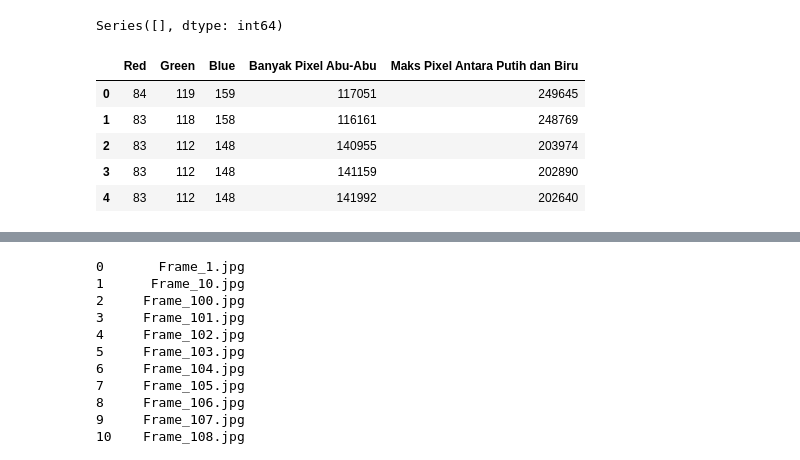
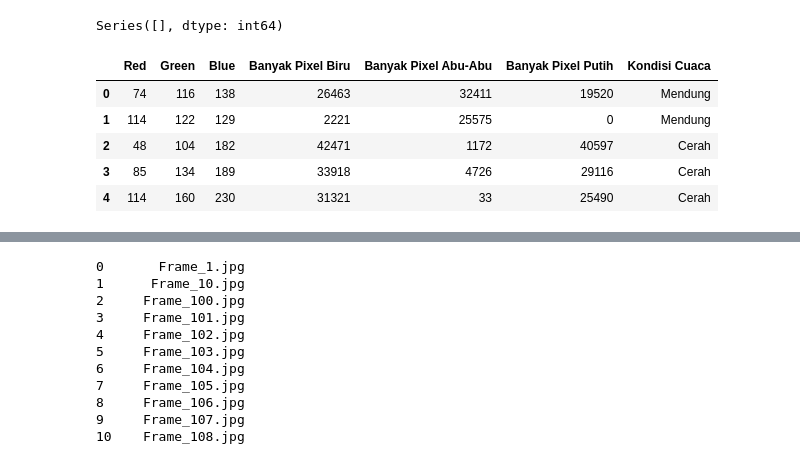
Before and after one commit to Yogatiara/Machine-Learning-Weather-Detection, a Jupyter notebook: Prepared.ipynb, the cells around one changed output, grey strips where cells are left out. Cells and saved outputs as stored; diff of their text form; code cells hidden in the pictures.

```diff
--- a/Prepared.ipynb
+++ b/Prepared.ipynb
@@ -116,26 +116,26 @@ def clean_data(data):
     else:
         data[Nan_column] = data[Nan_column].fillna(data[Nan_column].median())
 
-  max_values = data[['Banyak Pixel Biru', 'Banyak Pixel Putih']].max(axis=1)
-  data.insert(5, 'Maks Pixel Antara Putih dan Biru', max_values)
+  # max_values = data[['Banyak Pixel Biru', 'Banyak Pixel Putih']].max(axis=1)
+  # data.insert(5, 'Maks Pixel Antara Putih dan Biru', max_values)
 
-  # data['Kombinasi'] = max_values
-  data.drop(columns=['Banyak Pixel Biru', 'Banyak Pixel Putih'], inplace=True)
+  # # data['Kombinasi'] = max_values
+  # data.drop(columns=['Banyak Pixel Biru', 'Banyak Pixel Putih'], inplace=True)
 
   return data
 # %%
 data_train = clean_data(cloud_data_train)
 data_test = clean_data(cloud_data_test)
 
-# data_train.head(5)
-data_test.head(5)
+# data_test.head(5)
+data_train.head(5)
 # %% [output]
-|  | Red | Green | Blue | Banyak Pixel Abu-Abu | Maks Pixel Antara Putih dan Biru |
-| 0 | 84 | 119 | 159 | 117051 | 249645 |
-| 1 | 83 | 118 | 158 | 116161 | 248769 |
-| 2 | 83 | 112 | 148 | 140955 | 203974 |
-| 3 | 83 | 112 | 148 | 141159 | 202890 |
-| 4 | 83 | 112 | 148 | 141992 | 202640 |
+|  | Red | Green | Blue | Banyak Pixel Biru | Banyak Pixel Abu-Abu | Banyak Pixel Putih | Kondisi Cuaca |
+| 0 | 74 | 116 | 138 | 26463 | 32411 | 19520 | Mendung |
+| 1 | 114 | 122 | 129 | 2221 | 25575 | 0 | Mendung |
+| 2 | 48 | 104 | 182 | 42471 | 1172 | 40597 | Cerah |
+| 3 | 85 | 134 | 189 | 33918 | 4726 | 29116 | Cerah |
+| 4 | 114 | 160 | 230 | 31321 | 33 | 25490 | Cerah |
 # %%
 from sklearn import preprocessing
 label_encoder = preprocessing.LabelEncoder()
```
Also changed, not shown: parts of 8 cells of this notebook, 3 other files.
